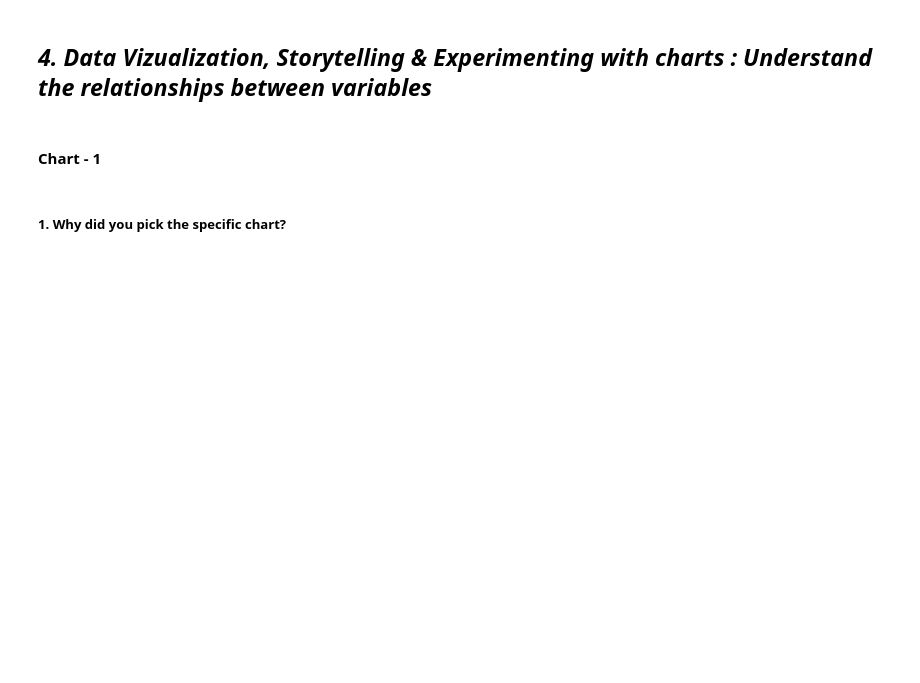
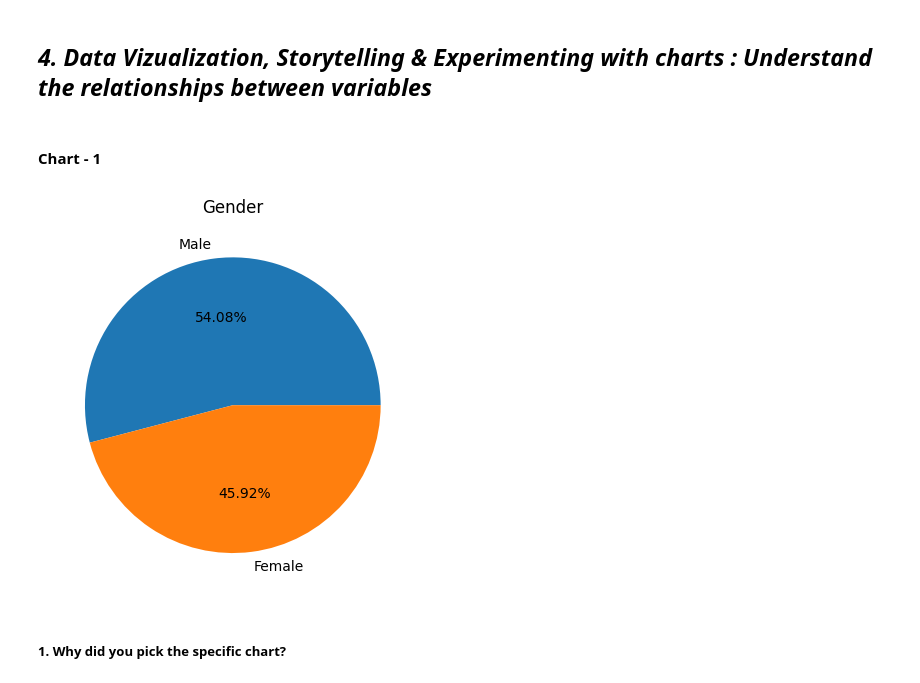
Before and after one commit to priyaregit/Classification-ML_Insurance-Cross-Sell-Prediction, a Jupyter notebook: Health_Insurance_Cross_Sell_Prediction_Classification.ipynb, the cells around one changed output. Saved outputs shown, nothing was run; the diff lists cells and outputs as text; code cells hidden in the pictures; blank space fills up the shorter version.

```diff
--- a/Health_Insurance_Cross_Sell_Prediction_Classification.ipynb
+++ b/Health_Insurance_Cross_Sell_Prediction_Classification.ipynb
@@ -308,3 +306,16 @@ Answer Here.
+# %%
+# Chart - 1 visualization code
+
+# Plotting a Pie Chart to visualize the number of customers by Gender
+plt.pie(df['Gender'].value_counts(), labels = df['Gender'].value_counts().index, autopct = "%.02f%%")
+
+# Giving a title to the plot
+plt.title("Gender", fontsize = 12)
+
+# Setting the display figure size using rcParams method
+plt.rcParams['figure.figsize'] = (10, 6)
+# %% [output]
+[figure, added]
 # %% [markdown]
 ##### 1. Why did you pick the specific chart?
 # %% [markdown]
```
Also changed, not shown: parts of 20 cells of this notebook.
